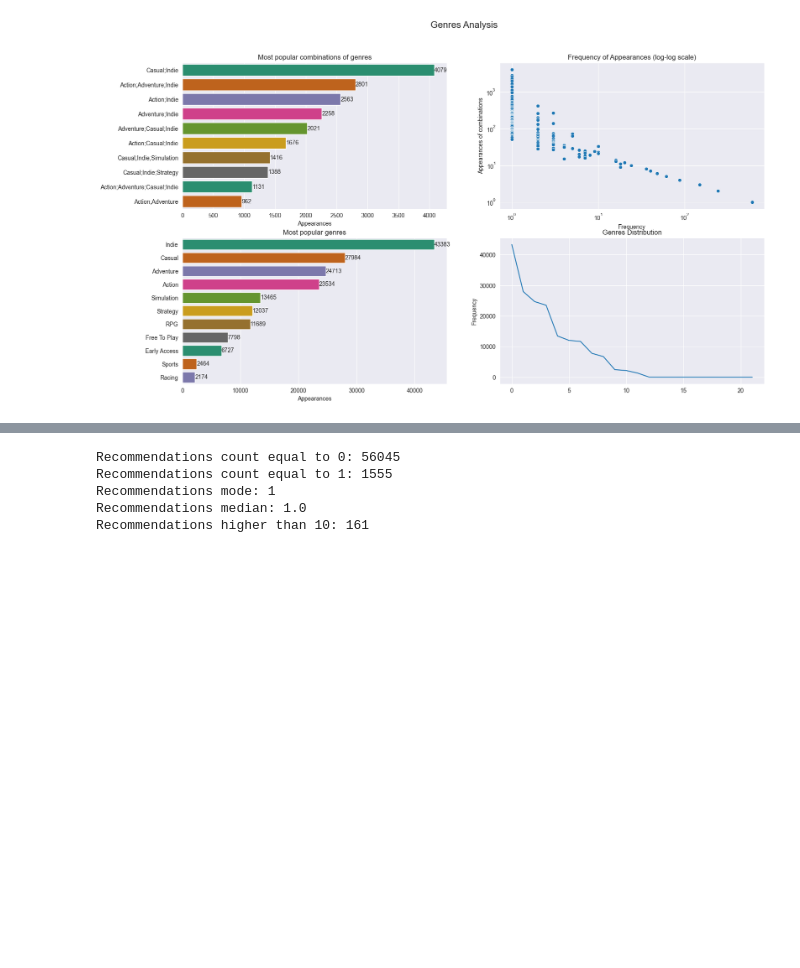
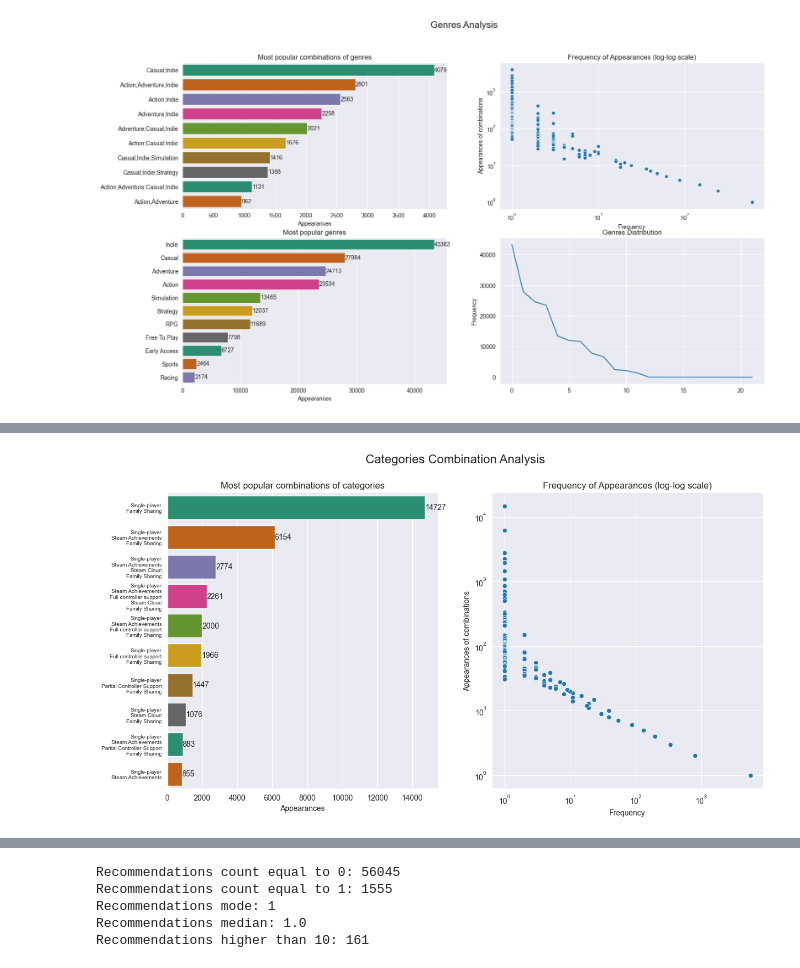
Before and after one commit to MCAlberto55/steam-games-analysis, a Jupyter notebook: notebooks/eda_analysis.ipynb, the cells around one changed output, grey strips where cells are left out. Drawn from its saved outputs; the diff is of its cells as text; code cells hidden in the pictures; blank space fills up the shorter version.

```diff
--- a/notebooks/eda_analysis.ipynb
+++ b/notebooks/eda_analysis.ipynb
@@ -212,12 +212,84 @@ Passing `palette` without assigning `hue` is deprecated and will be removed in v
   popular_genres_plot = sns.barplot(x=most_popular_genres.values, y=most_popular_genres.index, ax=axes[1,0], palette='Dark2')
 [figure]
 # %%
-# Popular categories
+# Popular analysis
 splitted_categories = data['categories'].str.split(';')
-popular_categories_combination = splitted_categories.value_counts()
+splitted_categories = splitted_categories[splitted_categories.str.len() > 1]
+popular_categories_combination = splitted_categories.value_counts().reset_index(name='count')
+
+most_popular_categories_combinations = popular_categories_combination.head(10)
+most_popular_categories_combinations['categories'] = most_popular_categories_combinations['categories'].str.join(';')
+most_popular_categories_combinations['categories'] = most_popular_categories_combinations['categories'].apply(
+    lambda x: "\n".join(x.split(";"))
+)
+categories_cobinations_count = popular_categories_combination['count'].value_counts().reset_index(name='frequency')
 categories_count = splitted_categories.explode().value_counts()
-print(f'Popular categories combination: {popular_categories_combination.head(10)}')
-print(f'\nCategories count: {categories_count.head(20)}')
-number_of_less_popular_categories_combination = len(popular_categories_combination) - 20
-print(f'\nNumber of less popular categories combination: {number_of_less_popular_categories_combination}')
+
+
+catcomb_mean, catcomb_mode, catcomb_median, catcomb_max, catcomb_min = (
+    popular_categories_combination['count'].mean(),
+    popular_categories_combination['count'].mode()[0],
+    popular_categories_combination['count'].median(),
+    popular_categories_combination['count'].max(),
+    popular_categories_combination['count'].min(),
+)
+cat_mean, cat_mode, cat_median, cat_max, cat_min = (
+    categories_count.mean(),
+    categories_count.mode()[0],
+    categories_count.median(),
+    categories_count.max(),
+    categories_count.min(),
+)
+most_popular_categories = categories_count[categories_count.values > cat_mean]
+
+categories_analysis = f"""
+Categories Combination Analysis
+================================================
+Combinations Count:   {popular_categories_combination.shape[0]}
+Combinations Mean:    {catcomb_mean:.0f}
+Combinations Mode:    {catcomb_mode}
+Combinations Median:  {catcomb_median:.0f}
+Combinations Max:     {catcomb_max}
+Combinations Min:     {catcomb_min}
+================================================
+Categories Analysis
+Categories Count:    {categories_count.shape[0]}
+Categories Mean:     {cat_mean:.0f}
+Categories Mode:     {cat_mode}
+Categories Median:   {cat_median:.0f}
+Categories Max:      {cat_max}
+Categories Min:      {cat_min}
+"""
+print(categories_analysis)
+
+# Categories Combination Analysis
+fig, axes = plt.subplots(1, 2, figsize=(14, 7))
+fig.suptitle('Categories Combination Analysis', fontsize=16)
+
+popular_categories_combinations_plot = sns.barplot(data= most_popular_categories_combinations, x='count', y='categories', ax=axes[0], palette='Dark2')
+axes[0].set_title('Most popular combinations of categories')
+axes[0].set(xlabel='Appearances', ylabel=None)
+add_bar_value(popular_categories_combinations_plot)
+axes[0].tick_params(axis='y', labelsize=7)
+
+sns.scatterplot(data = categories_cobinations_count, x = 'frequency', y = 'count', ax=axes[1])
+axes[1].set_title('Frequency of Appearances (log-log scale)')
+axes[1].set_xscale('log')
+axes[1].set_yscale('log')
+axes[1].set(xlabel='Frequency', ylabel='Appearances of combinations')
+plt.show()
+
+# Categories Analysis
+fig, axes = plt.subplots(1, 2, figsize=(14, 6))
+fig.suptitle('Categories Analysis', fontsize=16)
+
+popular_categories_plot = sns.barplot(x=most_popular_categories.values, y=most_popular_categories.index, ax=axes[0], palette='Dark2')
+axes[0].set_title('Most popular categories')
+axes[0].set(xlabel='Appearances', ylabel=None)
+add_bar_value(popular_categories_plot)
+
+sns.lineplot(data = categories_count.values, ax=axes[1], palette='Dark2')
+axes[1].set_title('Categories Distribution')
+axes[1].set(xlabel=None, ylabel='Frequency')
+plt.show()
 # %% [output]
@@ -240,0 +315 @@ Number of less popular categories combination: 7676
+[figure, added]
```
Also changed, not shown: parts of 3 cells of this notebook.
